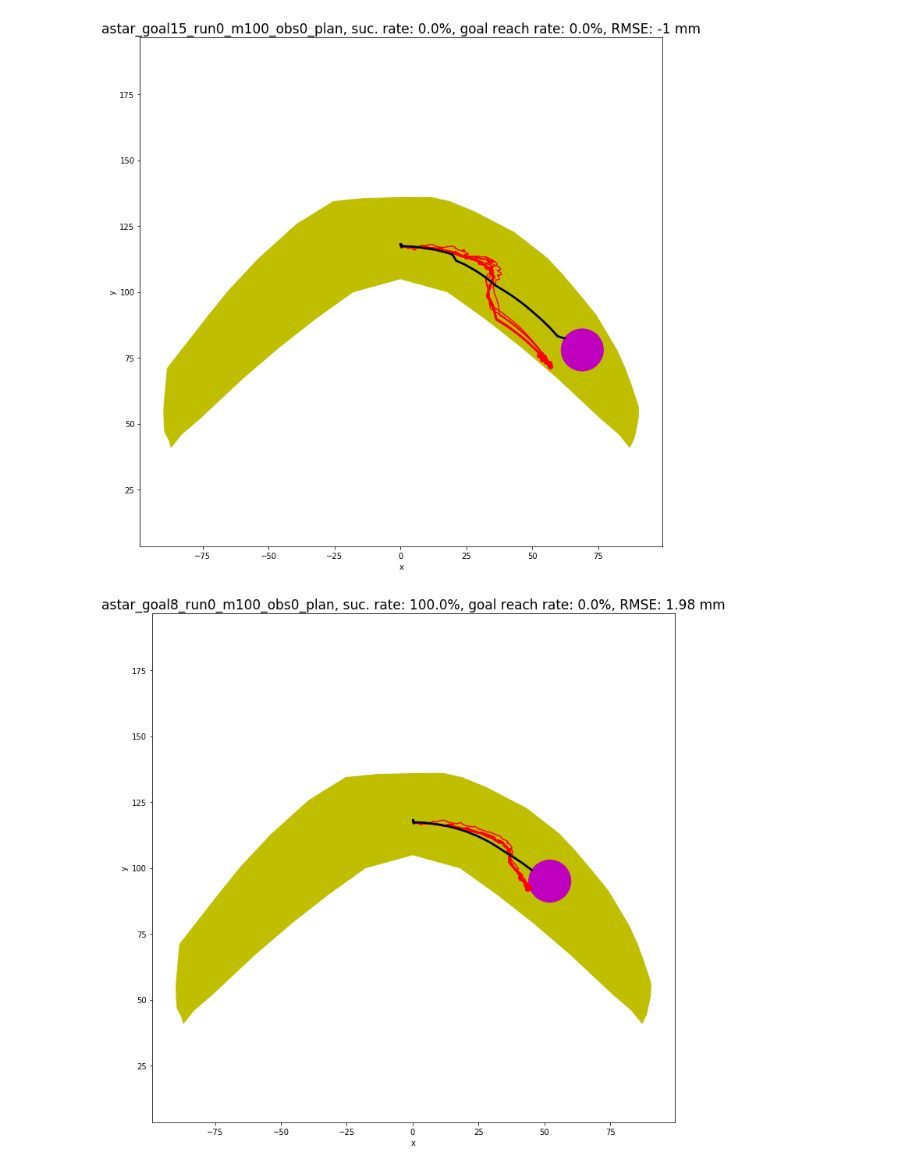
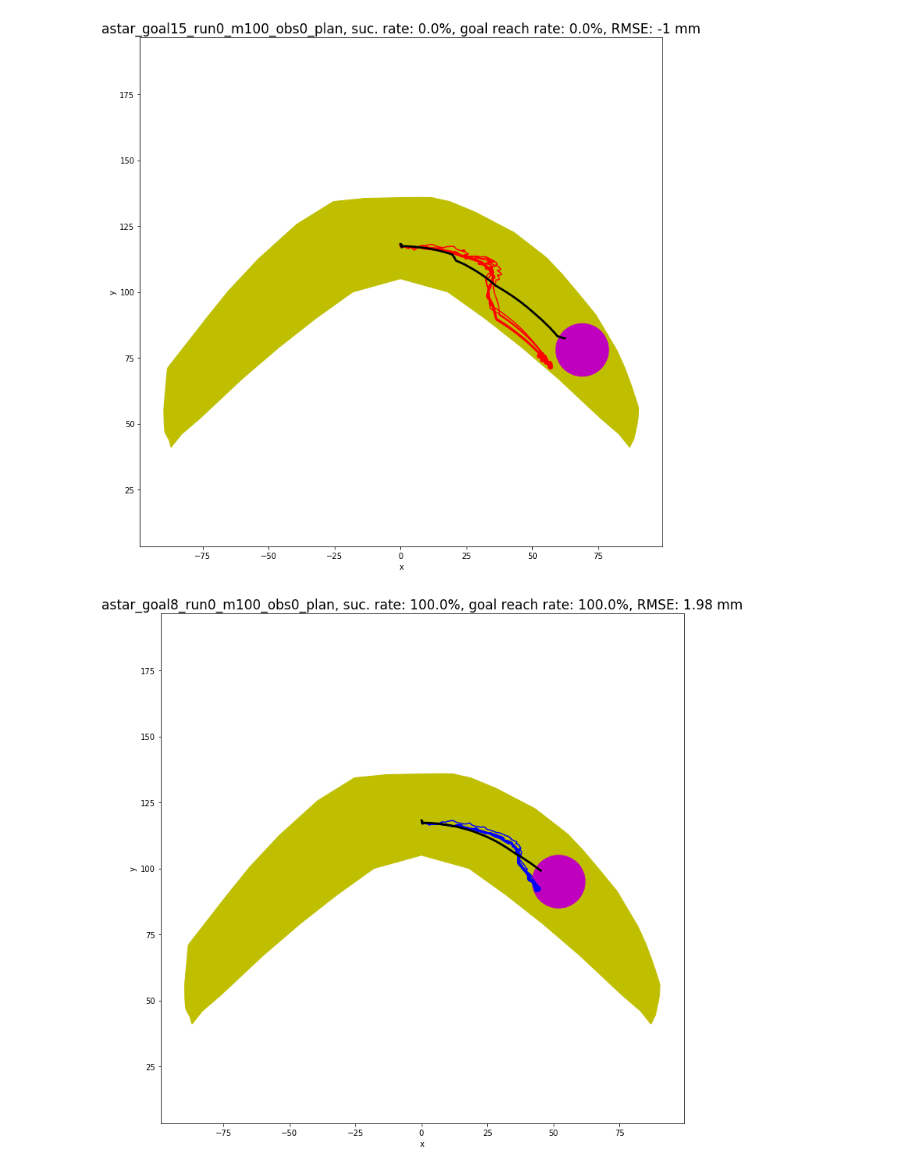
Before and after one commit to ShuoZ9379/t42_hand, a Jupyter notebook: beliefspaceplanning/rollout_node/src/zs_run_set_test].ipynb, the cells around one changed output. Saved outputs shown, nothing was run; the diff lists cells and outputs as text; code cells hidden in the pictures.

```diff
--- a/beliefspaceplanning/rollout_node/src/zs_run_set_test].ipynb
+++ b/beliefspaceplanning/rollout_node/src/zs_run_set_test].ipynb
@@ -231,7 +231,8 @@ else:
         return np.mean(suc_last_dist),np.mean(fail_last_dist)
 
     #rp = 5.0
-    r = 8.
+    #r = 8.
+    r = 10.
     #Pc = []
     #Acc = []
     Pastar = []
@@ -506,2 +507,2 @@ Mean error:  3.482889583756673
-[figure, old version]
+[figure, new version]
-[figure, old version]
+[figure, new version]
```
Also changed, not shown: parts of 1 cell of this notebook, 9 other files.
